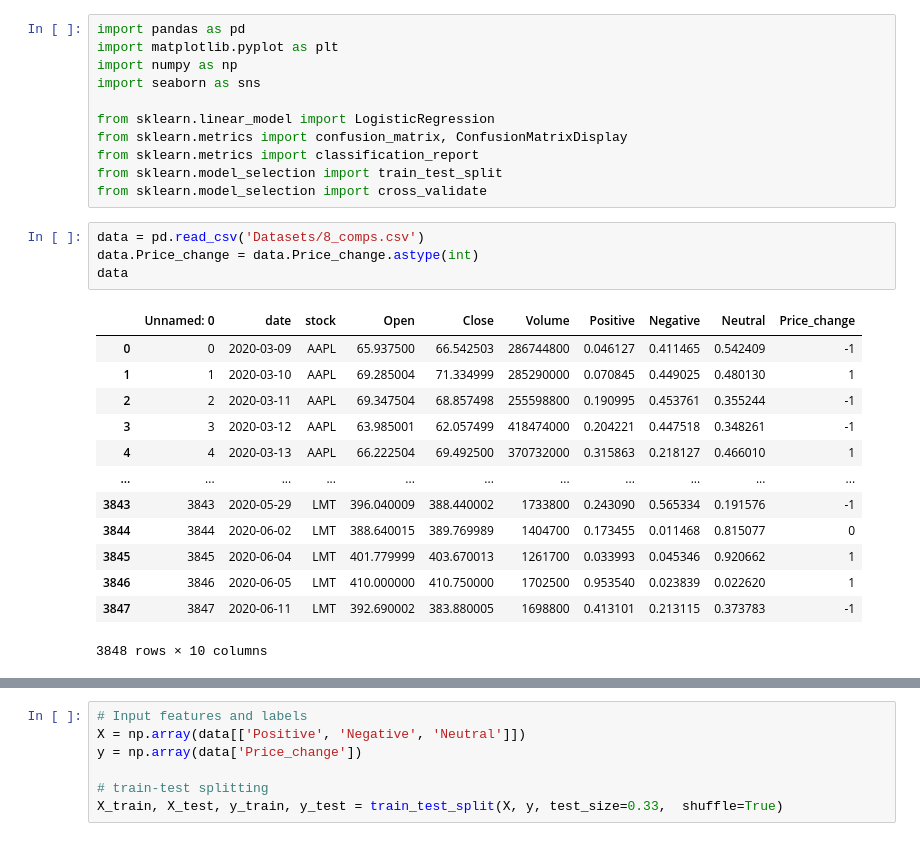
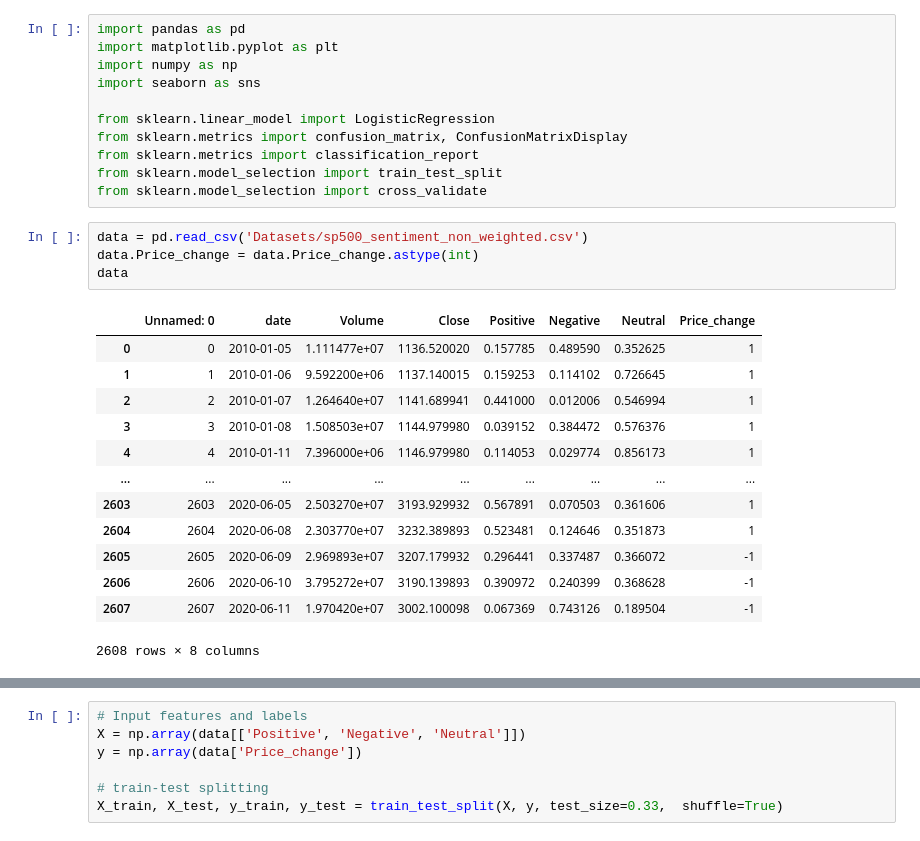
Before and after one commit to Poulinakis-Konstantinos/Stock_prediction_with_News_Sentiment_Analysis, a Jupyter notebook: ML_algos.ipynb, the cells around one changed output, grey strips where cells are left out. Drawn from its saved outputs; the diff is of its cells as text.

```diff
--- a/ML_algos.ipynb
+++ b/ML_algos.ipynb
@@ -12,23 +12,23 @@ from sklearn.metrics import classification_report
 from sklearn.model_selection import train_test_split
 from sklearn.model_selection import cross_validate
 # %%
-data = pd.read_csv('Datasets/8_comps.csv')
+data = pd.read_csv('Datasets/sp500_sentiment_non_weighted.csv')
 data.Price_change = data.Price_change.astype(int)
 data
 # %% [output]
-|  | Unnamed: 0 | date | stock | Open | Close | Volume | Positive | Negative | Neutral | Price_change |
-| 0 | 0 | 2020-03-09 | AAPL | 65.937500 | 66.542503 | 286744800 | 0.046127 | 0.411465 | 0.542409 | -1 |
-| 1 | 1 | 2020-03-10 | AAPL | 69.285004 | 71.334999 | 285290000 | 0.070845 | 0.449025 | 0.480130 | 1 |
-| 2 | 2 | 2020-03-11 | AAPL | 69.347504 | 68.857498 | 255598800 | 0.190995 | 0.453761 | 0.355244 | -1 |
-| 3 | 3 | 2020-03-12 | AAPL | 63.985001 | 62.057499 | 418474000 | 0.204221 | 0.447518 | 0.348261 | -1 |
-| 4 | 4 | 2020-03-13 | AAPL | 66.222504 | 69.492500 | 370732000 | 0.315863 | 0.218127 | 0.466010 | 1 |
-| ... | ... | ... | ... | ... | ... | ... | ... | ... | ... | ... |
-| 3843 | 3843 | 2020-05-29 | LMT | 396.040009 | 388.440002 | 1733800 | 0.243090 | 0.565334 | 0.191576 | -1 |
-| 3844 | 3844 | 2020-06-02 | LMT | 388.640015 | 389.769989 | 1404700 | 0.173455 | 0.011468 | 0.815077 | 0 |
-| 3845 | 3845 | 2020-06-04 | LMT | 401.779999 | 403.670013 | 1261700 | 0.033993 | 0.045346 | 0.920662 | 1 |
-| 3846 | 3846 | 2020-06-05 | LMT | 410.000000 | 410.750000 | 1702500 | 0.953540 | 0.023839 | 0.022620 | 1 |
-| 3847 | 3847 | 2020-06-11 | LMT | 392.690002 | 383.880005 | 1698800 | 0.413101 | 0.213115 | 0.373783 | -1 |
+|  | Unnamed: 0 | date | Volume | Close | Positive | Negative | Neutral | Price_change |
+| 0 | 0 | 2010-01-05 | 1.111477e+07 | 1136.520020 | 0.157785 | 0.489590 | 0.352625 | 1 |
+| 1 | 1 | 2010-01-06 | 9.592200e+06 | 1137.140015 | 0.159253 | 0.114102 | 0.726645 | 1 |
+| 2 | 2 | 2010-01-07 | 1.264640e+07 | 1141.689941 | 0.441000 | 0.012006 | 0.546994 | 1 |
+| 3 | 3 | 2010-01-08 | 1.508503e+07 | 1144.979980 | 0.039152 | 0.384472 | 0.576376 | 1 |
+| 4 | 4 | 2010-01-11 | 7.396000e+06 | 1146.979980 | 0.114053 | 0.029774 | 0.856173 | 1 |
+| ... | ... | ... | ... | ... | ... | ... | ... | ... |
+| 2603 | 2603 | 2020-06-05 | 2.503270e+07 | 3193.929932 | 0.567891 | 0.070503 | 0.361606 | 1 |
+| 2604 | 2604 | 2020-06-08 | 2.303770e+07 | 3232.389893 | 0.523481 | 0.124646 | 0.351873 | 1 |
+| 2605 | 2605 | 2020-06-09 | 2.969893e+07 | 3207.179932 | 0.296441 | 0.337487 | 0.366072 | -1 |
+| 2606 | 2606 | 2020-06-10 | 3.795272e+07 | 3190.139893 | 0.390972 | 0.240399 | 0.368628 | -1 |
+| 2607 | 2607 | 2020-06-11 | 1.970420e+07 | 3002.100098 | 0.067369 | 0.743126 | 0.189504 | -1 |
-3848 rows × 10 columns
+2608 rows × 8 columns
 # %%
 ones = len(data[data['Price_change']==1])
 minus = len(data[data['Price_change']==-1])
```
Also changed, not shown: parts of 42 cells of this notebook, 3 other files.
